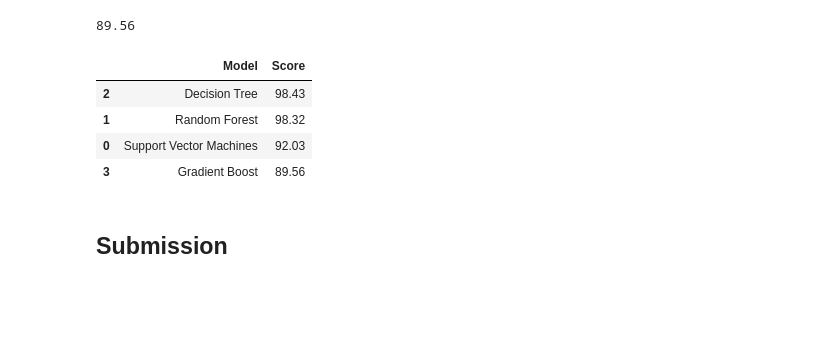
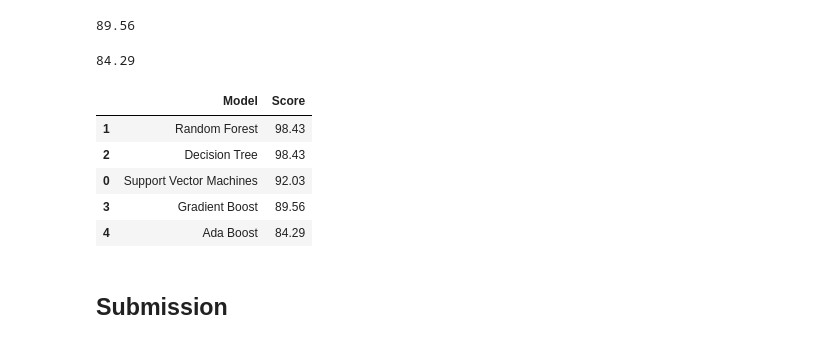
Before and after one commit to Ericsgu/drexel-info212-spring2019, a Jupyter notebook: Titanic/info212-kaggle-titanic.ipynb, the cells around one changed output. Cells and saved outputs as stored; diff of their text form; code cells hidden in the pictures; blank space fills up the shorter version.

```diff
--- a/Titanic/info212-kaggle-titanic.ipynb
+++ b/Titanic/info212-kaggle-titanic.ipynb
@@ -759,20 +760,31 @@ acc_gradient_boost = round(gradient_boost.score(X_train, Y_train) * 100, 2)
 acc_gradient_boost
 # %% [output]
 89.56
+# %%
+#Ada Boost Classifier
+ada_boost = AdaBoostClassifier()
+ada_boost.fit(X_train , Y_train)
+Y_pred = ada_boost.predict(X_test)
+ada_boost.score(X_train , Y_train )
+acc_ada_boost = round(ada_boost.score(X_train, Y_train) * 100, 2)
+acc_ada_boost
+# %% [output]
+84.29
 # %%
 models = pd.DataFrame({
     'Model': ['Support Vector Machines',
               'Random Forest',
-              'Decision Tree','Gradient Boost'],
+              'Decision Tree','Gradient Boost','Ada Boost'],
     'Score': [acc_svc, acc_random_forest,
-              acc_decision_tree,acc_gradient_boost]})
+              acc_decision_tree,acc_gradient_boost,acc_ada_boost]})
 models.sort_values(by='Score', ascending=False)
 # %% [output]
 |  | Model | Score |
+| 1 | Random Forest | 98.43 |
 | 2 | Decision Tree | 98.43 |
-| 1 | Random Forest | 98.32 |
 | 0 | Support Vector Machines | 92.03 |
 | 3 | Gradient Boost | 89.56 |
+| 4 | Ada Boost | 84.29 |
 # %% [markdown]
 ## Submission
 # %%
```
Also changed, not shown: parts of 8 cells of this notebook, 2 other files.
